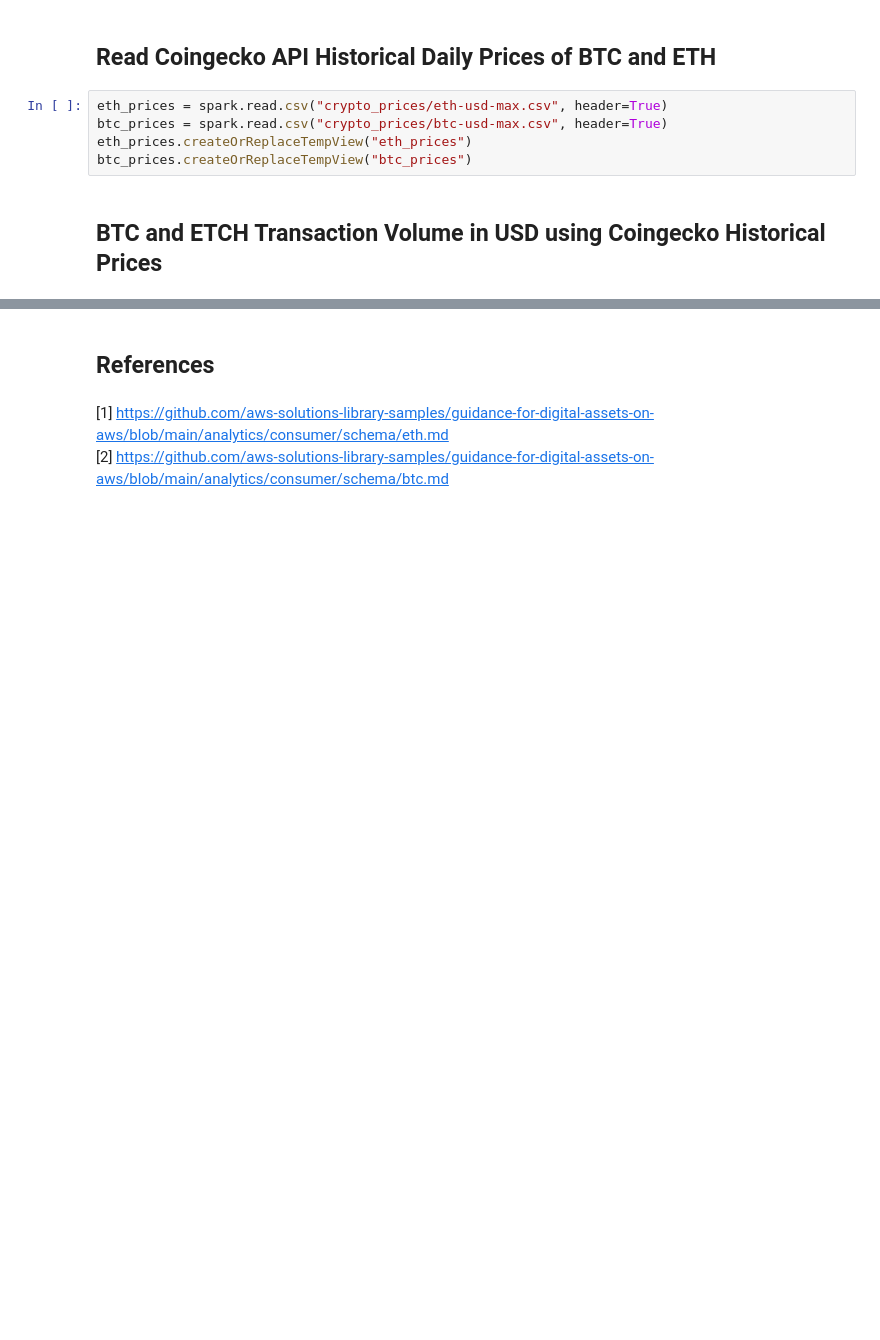
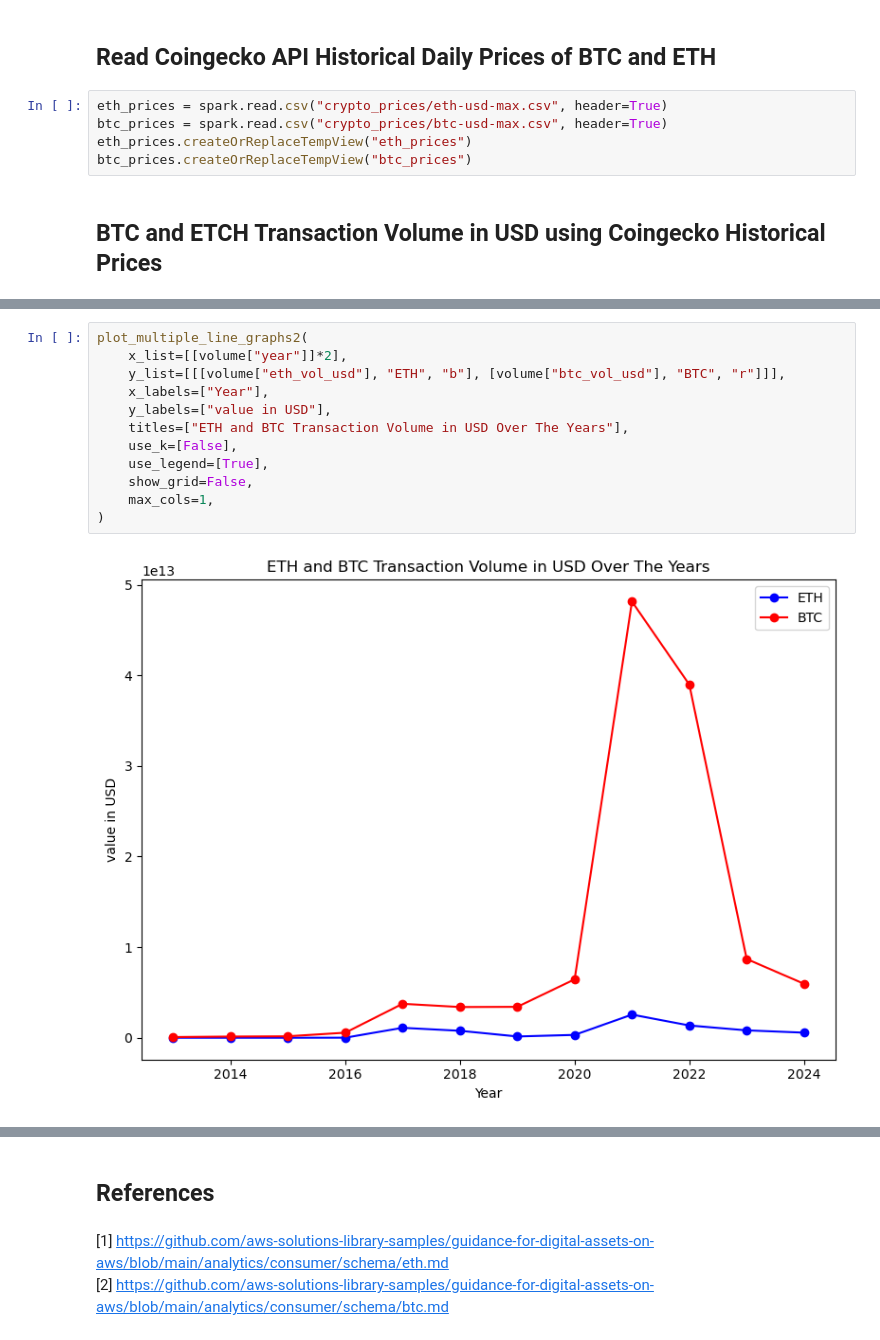
Before and after one commit to vsitucal-personal/bdcc_lab, a Jupyter notebook: BDCC_Lab.ipynb, the cells around one changed output, grey strips where cells are left out. Cells and saved outputs as stored; diff of their text form; blank space fills up the shorter version.

```diff
--- a/BDCC_Lab.ipynb
+++ b/BDCC_Lab.ipynb
@@ -482,0 +543,14 @@ volume
+# %%
+plot_multiple_line_graphs2(
+    x_list=[[volume["year"]]*2],
+    y_list=[[[volume["eth_vol_usd"], "ETH", "b"], [volume["btc_vol_usd"], "BTC", "r"]]],
+    x_labels=["Year"],
+    y_labels=["value in USD"],
+    titles=["ETH and BTC Transaction Volume in USD Over The Years"],
+    use_k=[False],
+    use_legend=[True],
+    show_grid=False,
+    max_cols=1,
+)
+# %% [output]
+[figure, added]
```
Also changed, not shown: parts of 12 cells of this notebook.
